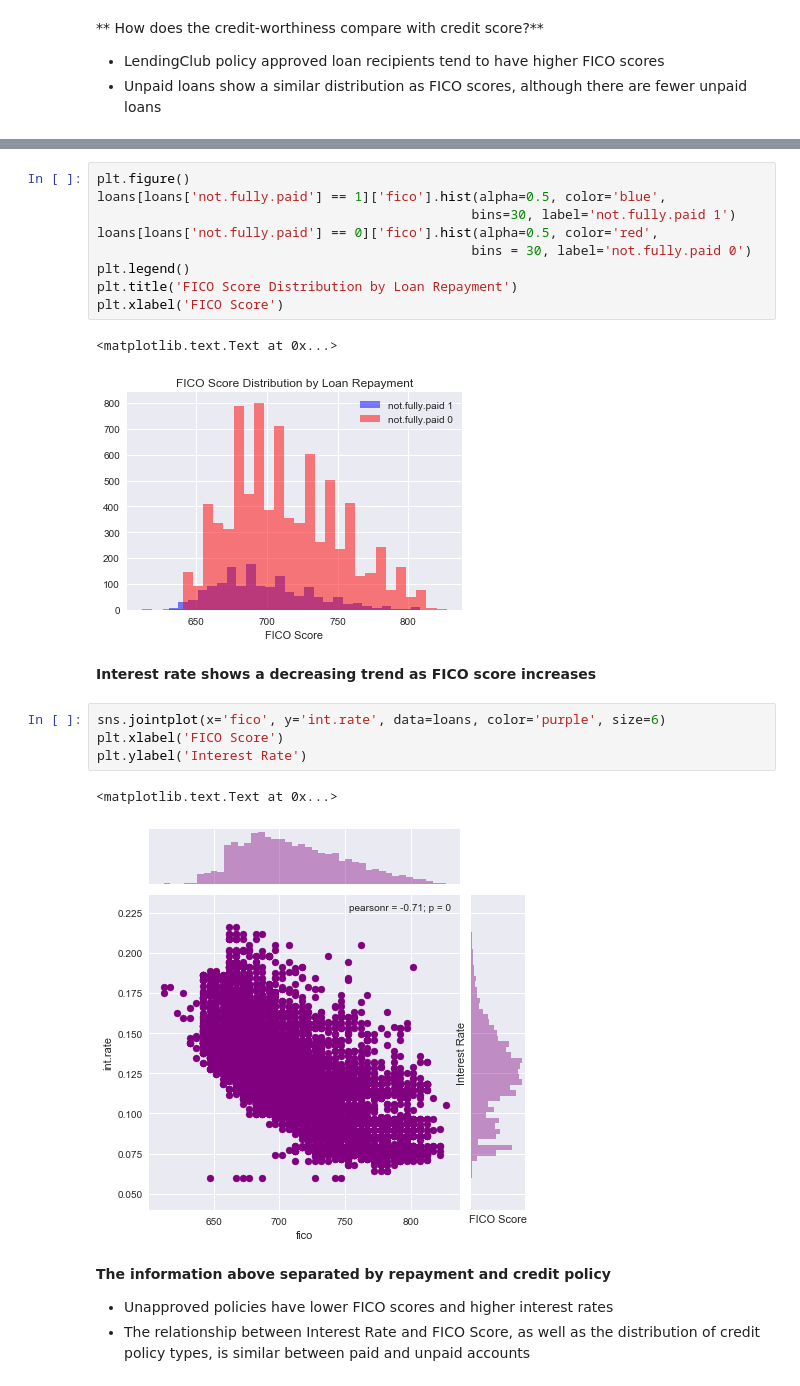
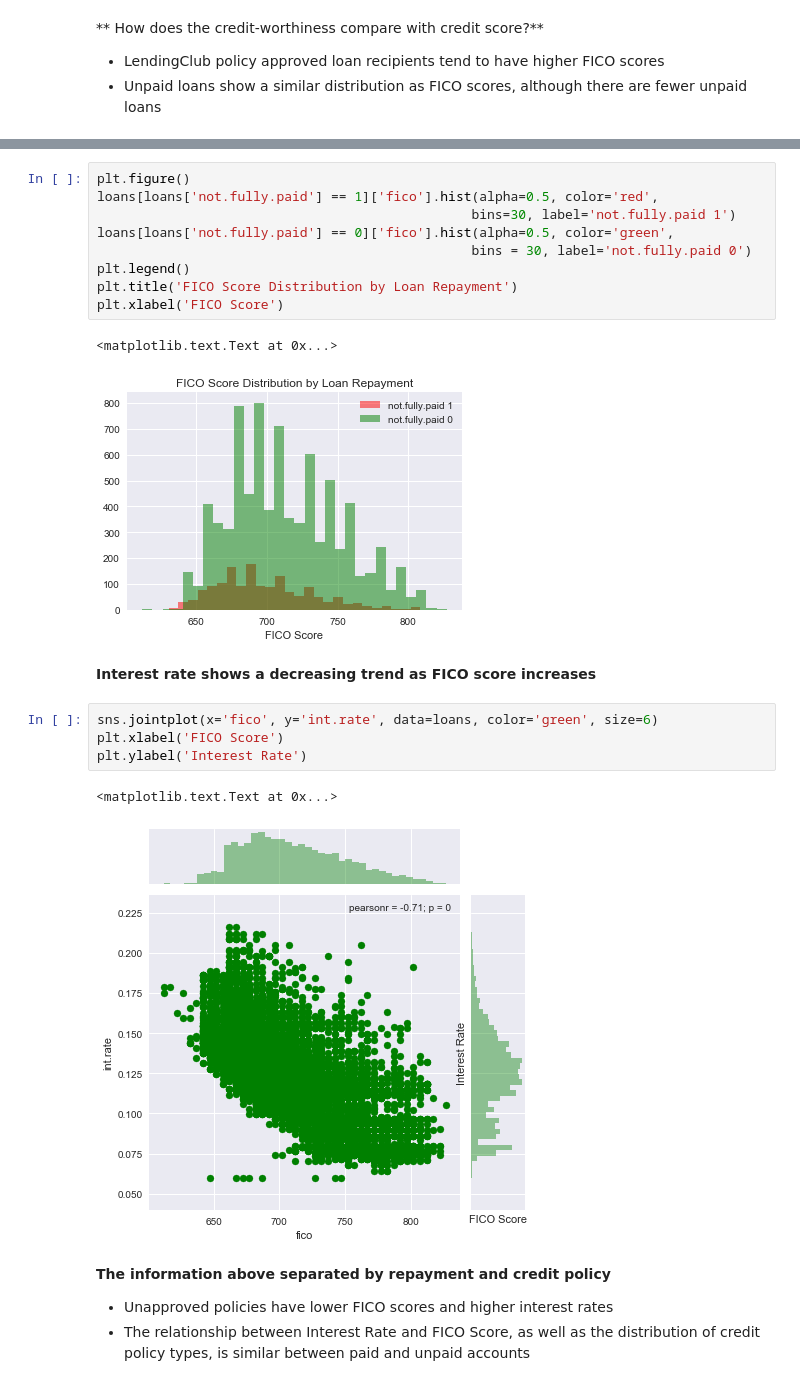
Before and after one commit to kabuhakmeh3/scikit-loan-analysis, a Jupyter notebook: loans.ipynb, the cells around one changed output, grey strips where cells are left out. Drawn from its saved outputs; the diff is of its cells as text.

```diff
--- a/loans.ipynb
+++ b/loans.ipynb
@@ -107,24 +107,24 @@ plt.xlabel('FICO Score')
 # %%
 plt.figure()
-loans[loans['not.fully.paid'] == 1]['fico'].hist(alpha=0.5, color='blue',
+loans[loans['not.fully.paid'] == 1]['fico'].hist(alpha=0.5, color='red',
                                                 bins=30, label='not.fully.paid 1')
-loans[loans['not.fully.paid'] == 0]['fico'].hist(alpha=0.5, color='red',
+loans[loans['not.fully.paid'] == 0]['fico'].hist(alpha=0.5, color='green',
                                                 bins = 30, label='not.fully.paid 0')
 plt.legend()
 plt.title('FICO Score Distribution by Loan Repayment')
 plt.xlabel('FICO Score')
 # %% [output]
 <matplotlib.text.Text at 0x...>
-[figure, old version]
+[figure, new version]
 # %% [markdown]
 **Interest rate shows a decreasing trend as FICO score increases**
 # %%
-sns.jointplot(x='fico', y='int.rate', data=loans, color='purple', size=6)
+sns.jointplot(x='fico', y='int.rate', data=loans, color='green', size=6)
 plt.xlabel('FICO Score')
 plt.ylabel('Interest Rate')
 # %% [output]
 <matplotlib.text.Text at 0x...>
-[figure, old version]
+[figure, new version]
 # %% [markdown]
 **The information above separated by repayment and credit policy**
 + Unapproved policies have lower FICO scores and higher interest rates
```
Also changed, not shown: parts of 20 cells of this notebook.
